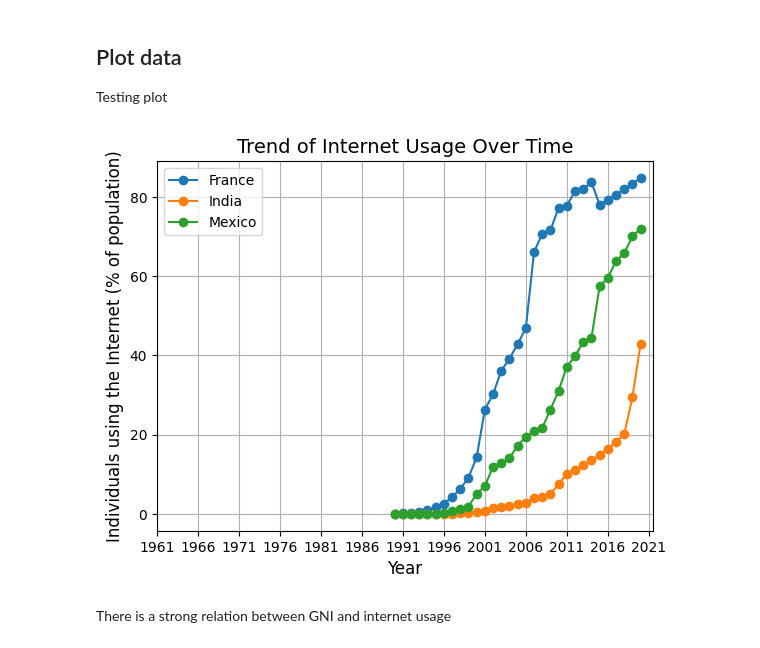
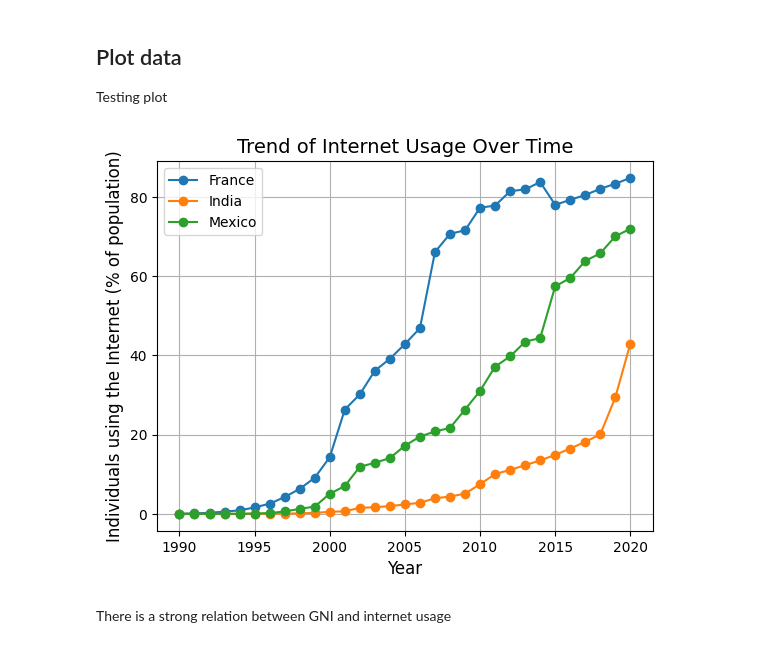
Before and after one commit to anetey-abbey/infoviz, a Jupyter notebook: _sources/docs/notebook.ipynb, the cells around one changed output. Cells and saved outputs as stored; diff of their text form; code cells hidden in the pictures.

```diff
--- a/_sources/docs/notebook.ipynb
+++ b/_sources/docs/notebook.ipynb
@@ -36,8 +37,9 @@ df_long = df.melt(id_vars=['Country Name', 'Country Code', 'Indicator Name', 'In
 df_wide = df_long.pivot_table(index=['Year', 'Country Name', 'Country Code'],
                               columns='Indicator Name', values='Value', aggfunc='first')
 
-df = df_wide.reset_index()
-df
+df_wide = df_wide.reset_index()
+df_wide['Year'] = df_wide['Year'].astype(int)
+df_wide
 # %% [output]
 | Indicator Name | Year | Country Name | Country Code | Foreign direct investment, net in... | GDP growth (annual %) | ... |
 | 0 | 1960 | Botswana | BWA | NaN | NaN | ... |
@@ -57,26 +66,27 @@ df
 
 Testing plot
 # %%
+df = df_wide
 country_groups = ["France",
                   "India",
                   "Mexico"]
 
 df_groups = df[df['Country Name'].isin(country_groups)]
 
 for group in country_groups:
     group_data = df_groups[df_groups['Country Name'] == group]
     plt.plot(group_data['Year'], group_data['Individuals using the Internet (% of population)'], marker='o', linestyle='-', label=group)
 
 plt.title('Trend of Internet Usage Over Time', fontsize=14)
 plt.xlabel('Year', fontsize=12)
 plt.ylabel('Individuals using the Internet (% of population)', fontsize=12)
-locs, labels = plt.xticks()
-plt.xticks(locs[::5], df_groups['Year'].unique()[::5])
+# locs, labels = plt.xticks()
+# plt.xticks(locs[::5], df_groups['Year'].unique()[::5])
 plt.legend()
 plt.grid(True)
 plt.show()
 # %% [output]
-[figure, old version]
+[figure, new version]
 # %% [markdown]
 There is a strong relation between GNI and internet usage
 # %%
```
Also changed, not shown: parts of 5 cells of this notebook, 5 other files.
